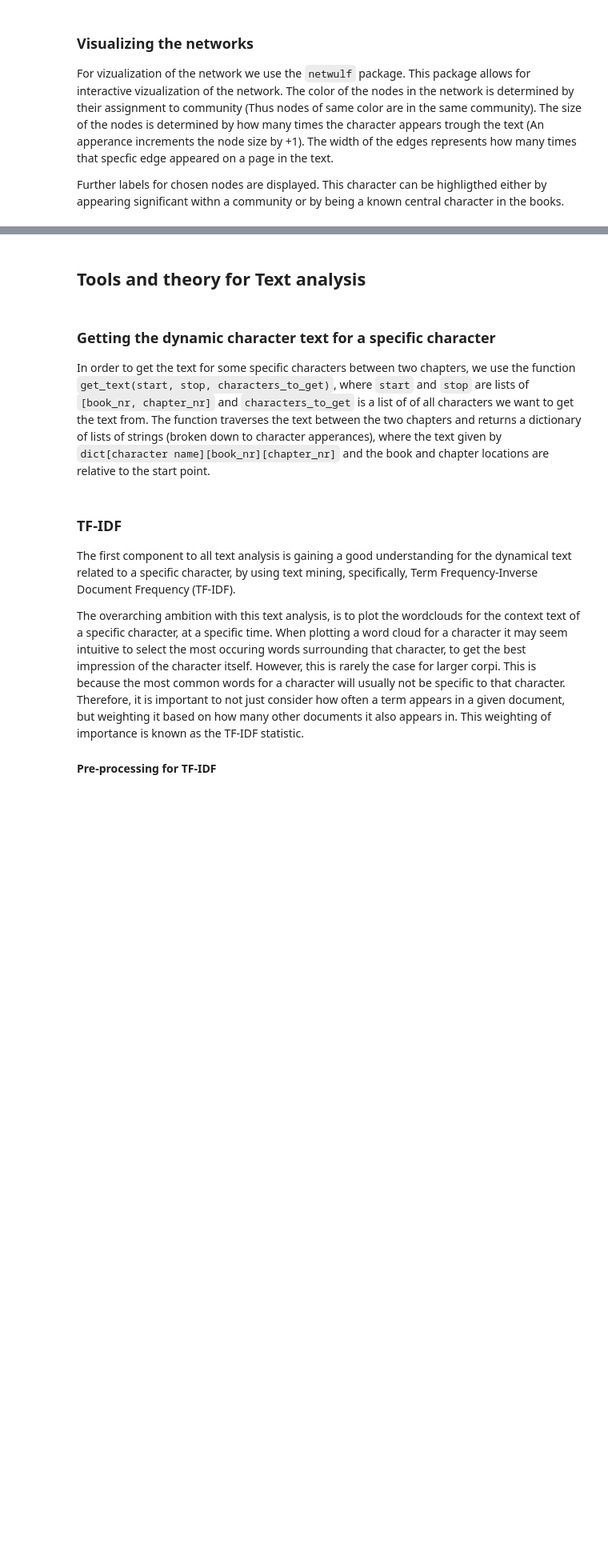
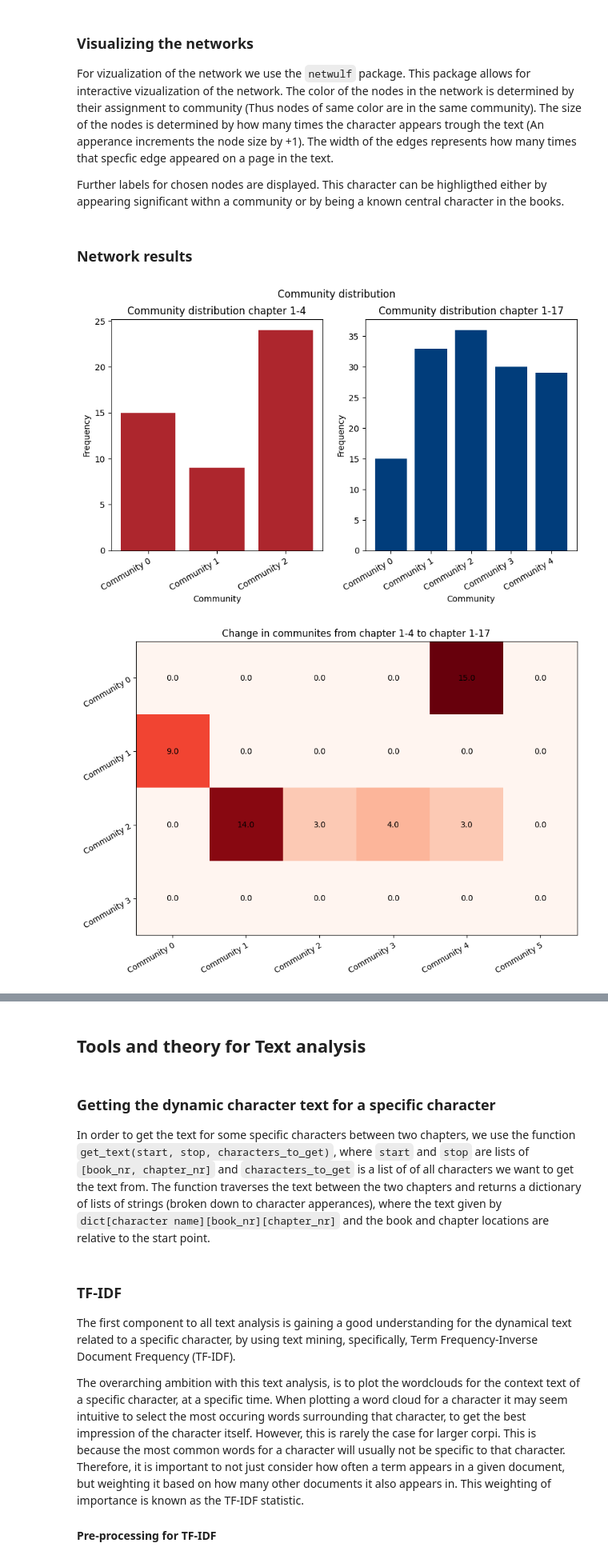
Before and after one commit to Magnus-Harder/CSS_Project, a Jupyter notebook: explainer_notebook.ipynb, the cells around one changed output, grey strips where cells are left out. Shown at 80% size. Cells and saved outputs as stored; diff of their text form; code cells hidden in the pictures; blank space fills up the shorter version.

Commit message:
All network results included

```diff
--- a/explainer_notebook.ipynb
+++ b/explainer_notebook.ipynb
@@ -937,7 +937,7 @@ def get_community_matrix(previous, current):
 
 def plot_community_matrix(M, title):
     fig, ax = plt.subplots(figsize=(10,10))
-    ax.imshow(M, cmap = 'Blues')
+    ax.imshow(M, cmap = 'Reds')
 
     # plot options
     ax.set_xticks(np.arange(M.shape[1]))
@@ -967,7 +967,7 @@ def community_distribution(G1, G2, title1, title2):
     fig.suptitle("Community distribution")
     titles = [title1, title2]
 
-    for i, community in enumerate([G1, G2]):
+    for i, G in enumerate([G1, G2]):
         community = [G.nodes[node]['group'] for node in G.nodes]
         ax[i].bar(range(0, max(community) + 1), [community.count(i) for i in range(max(community) + 1)], color = colors[i])
 
@@ -1096,6 +1100,50 @@ def modularity_test(G1, G2, partition1, partition2, title1, title2, N_bins = 20)
+# %%
+def get_key_moment_stats(pre: tuple = (1, 1, 4), post: tuple = (1, 1, 17), book_only: bool = True):
+    G_pre,_,partition_pre,_ = get_network_state(pre[0], pre[2], book_only = book_only, chapter_from=pre[1])
+    G_post,_,partition_post,_ = get_network_state(post[0], post[2], book_only = book_only, chapter_from=pre[1])
+
+    # Get central nodes
+    central_nodes_pre = get_central_nodes(G_pre)
+    central_nodes_post = get_central_nodes(G_post)
+
+    # Get central nodes from each community
+    central_nodes_community_pre = get_central_nodes_community(G_pre, partition_pre)
+    central_nodes_community_post = get_central_nodes_community(G_post, partition_post)
+
+    # Display community distribution
+    community_distribution(G_pre, G_post, f"Community distribution chapter {pre[1]}-{pre[2]}", f"Community distribution chapter {post[1]}-{post[2]}")
+
+    # Display communities change matrix
+    M = get_community_matrix(partition_pre, partition_post)
+    plot_community_matrix(M, f"Change in communites from chapter {pre[1]}-{pre[2]} to chapter {post[1]}-{post[2]}")
+
+    # Display central nodes
+    print(f"Central nodes of the graph of the first {pre[2]} chapters :")
+    print(central_nodes_pre)
+
+    print(f"Central nodes of the graph of the first {post[2]} chapters :")
+    print(central_nodes_post)
+
+    # Display central nodes from each community
+    print(f"Central nodes from each community of the graph of the first {pre[2]} chapters :")
+    for community in central_nodes_community_pre.keys():
+        print(f"Community {community} : {central_nodes_community_pre[community]}")
+
+
+    print(f"Central nodes from each community of the graph of the first {post[2]} chapters :")
+    for community in central_nodes_community_post.keys():
+        print(f"Community {community} : {central_nodes_community_post[community]}")
 # %% [markdown]
 ### Visualizing the networks
 
 For vizualization of the network we use the `netwulf` package. This package allows for interactive vizualization of the network. The color of the nodes in the network is determined by their assignment to community (Thus nodes of same color are in the same community). The size of the nodes is determined by how many times the character appears trough the text (An apperance increments the node size by +1). The width of the edges represents how many times that specfic edge appeared on a page in the text.
 
 Further labels for chosen nodes are displayed. This character can be highligthed either by appearing significant withn a community or by being a known central character in the books.
+# %% [markdown]
+### Network results
+# %%
+# Muggles vs Wizards
+get_key_moment_stats((1,1,4), (1,1,17), book_only=True)
+# %% [output]
+[figure, added]
+[figure, added]
```
Also changed, not shown: parts of 6 cells of this notebook.
